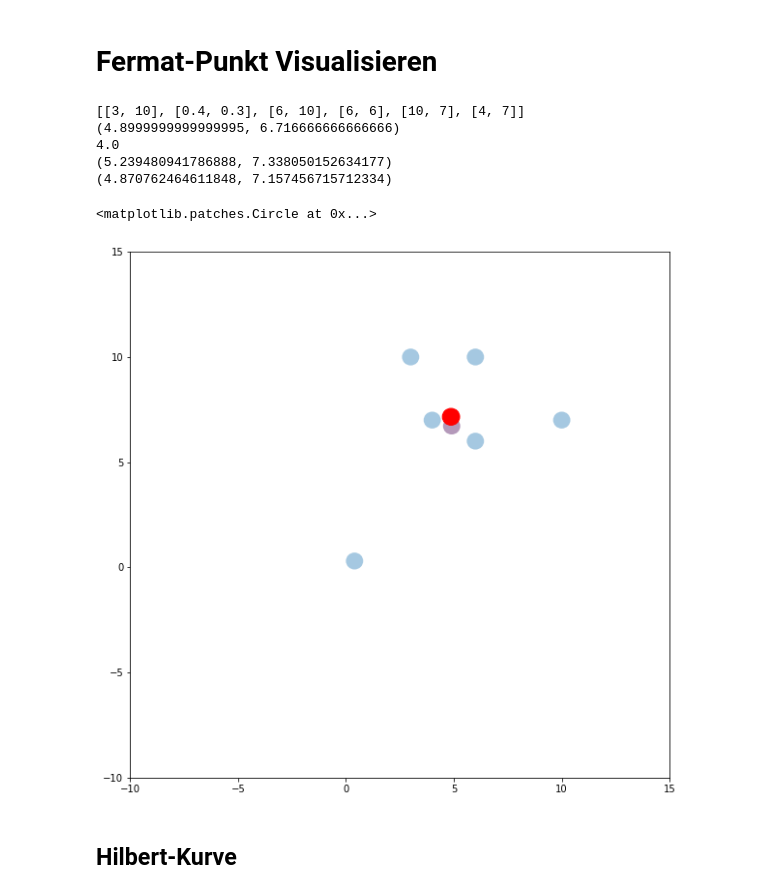
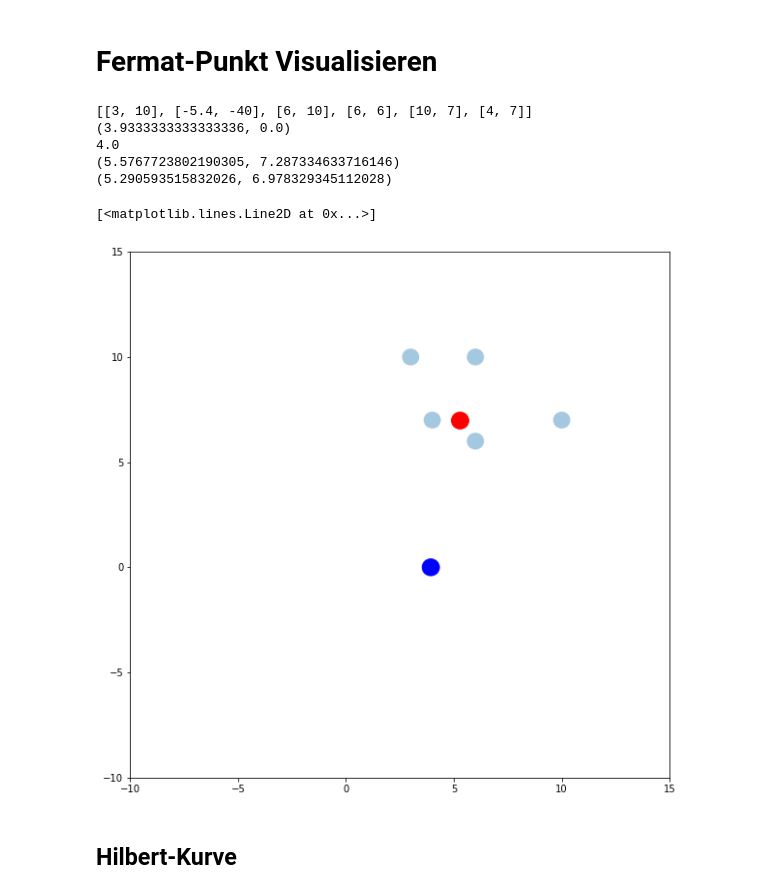
Before and after one commit to mgje/PIUMP, a Jupyter notebook: wr2018/Fraktale.ipynb, the cells around one changed output. Cells and saved outputs as stored; diff of their text form; code cells hidden in the pictures.

```diff
--- a/wr2018/Fraktale.ipynb
+++ b/wr2018/Fraktale.ipynb
@@ -19,12 +19,12 @@ def quadf(z,c):
     return z**2+c
 # %%
 # Evaluationg Series with
-c = 0.23 + 0.3j
+c = 0.3 + 0.3j
 
 val = []
 z = 0+0j
 
-for i in range(20):
+for i in range(30):
     val.append(z)
     z = quadf(z,c)
 
@@ -183,7 +240,7 @@ def fermatpunkt(punkte, epsilon):
 Punkte = []
 A = [3,10]
 Punkte.append(A)
-B = [0.4,0.3]
+B = [-5.4,-40]
 Punkte.append(B)
 C = [6,10]
 Punkte.append(C)
@@ -200,49 +257,43 @@ print(distanz(C,D))
 print(WeiszmanIteration(F,Punkte))
 print(fermatpunkt(Punkte, 0.01))
 # %% [output]
-[[3, 10], [0.4, 0.3], [6, 10], [6, 6], [10, 7], [4, 7]]
-(4.8999999999999995, 6.716666666666666)
+[[3, 10], [-5.4, -40], [6, 10], [6, 6], [10, 7], [4, 7]]
+(3.9333333333333336, 0.0)
 4.0
-(5.239480941786888, 7.338050152634177)
-(4.870762464611848, 7.157456715712334)
+(5.5767723802190305, 7.287334633716146)
+(5.290593515832026, 6.978329345112028)
 # %%
 import matplotlib.pyplot as plt
 import numpy as np;
 from matplotlib.patches import Circle, Wedge, Polygon
 from matplotlib.collections import PatchCollection
 
 fig, ax = plt.subplots(figsize=(10, 10))
 
+#plt.axis([-10,15,-10,15])
+
 plt.xlim(-10,15)
 plt.ylim(-10,15)
 
 patches = []
 for P in Punkte:
     circle = Circle(P, 0.4)
     patches.append(circle)
-
 p = PatchCollection(patches, alpha=0.4)
-
 ax.add_collection(p)
 
-center=[]
-c = Circle(schwerpunkt(Punkte), 0.4)
-center.append(c)
-c = PatchCollection(center, alpha=0.4)
-c.set_array(np.array([0.9]))
-ax.add_collection(c)
+
+cm = Circle(schwerpunkt(Punkte), 0.4,color='b')
+ax.add_artist(cm)
 
 
-fp=[]
-f = Circle(fermatpunkt(Punkte, 0.01), 0.4, color='r')
-ax.add_artist(f)
-#fp.append(f)
-#fcol = PatchCollection(fp, alpha=0.4)
-#fcol.set_array(np.array([0.3]))
-#ax.add_collection(fcol)
+fp = Circle(fermatpunkt(Punkte, 0.01), 0.4, color='r')
+ax.add_artist(fp)
+
+plt.plot([],[])
 # %% [output]
-<matplotlib.patches.Circle at 0x...>
+[<matplotlib.lines.Line2D at 0x...>]
-[figure, old version]
+[figure, new version]
 # %% [markdown]
 ## Hilbert-Kurve
 # %%
```
Also changed, not shown: parts of 7 cells of this notebook.
